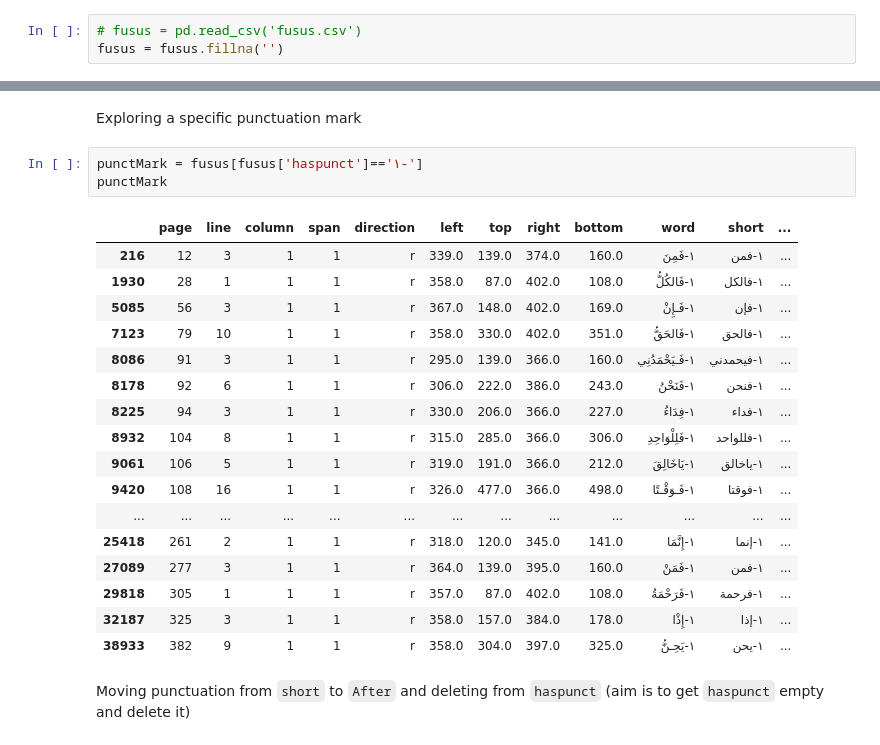
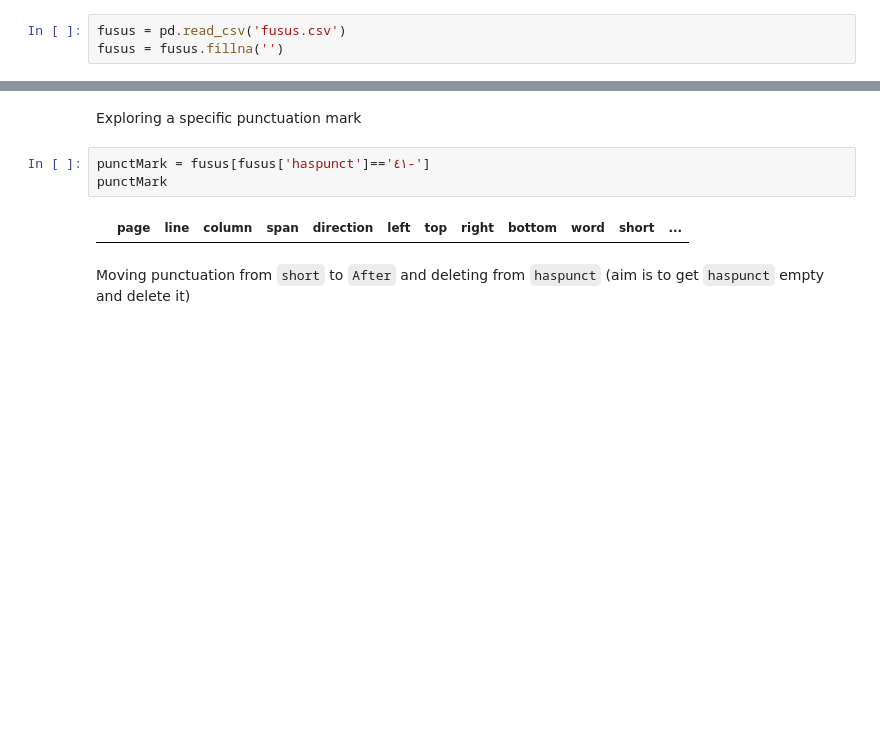
Before and after one commit to among/fusus, a Jupyter notebook: fusust-text-laboratory/FususReworking.ipynb, the cells around one changed output, grey strips where cells are left out. Saved outputs shown, nothing was run; the diff lists cells and outputs as text; blank space fills up the shorter version.

Commit message:
Refined fusus.csv
Archived earlier version for reference.

```diff
--- a/fusust-text-laboratory/FususReworking.ipynb
+++ b/fusust-text-laboratory/FususReworking.ipynb
@@ -14,6 +14,6 @@ import matplotlib.pyplot as plt
 import seaborn as sns
 import arabicABC as abc
 # %%
-# fusus = pd.read_csv('fusus.csv')
+fusus = pd.read_csv('fusus.csv')
 fusus = fusus.fillna('')
 # %%
@@ -28,26 +23,10 @@ fusus.head()
 # %% [markdown]
 Exploring a specific punctuation mark
 # %%
-punctMark = fusus[fusus['haspunct']=='١‐']
+punctMark = fusus[fusus['haspunct']=='٤١‐']
 punctMark
 # %% [output]
 |  | page | line | column | span | direction | left | top | right | bottom | word | short | ... |
-| 216 | 12 | 3 | 1 | 1 | r | 339.0 | 139.0 | 374.0 | 160.0 | ١‐فَمِنَ | ١‐فمن | ... |
-| 1930 | 28 | 1 | 1 | 1 | r | 358.0 | 87.0 | 402.0 | 108.0 | ١‐فَالكُلُّ | ١‐فالكل | ... |
-| 5085 | 56 | 3 | 1 | 1 | r | 367.0 | 148.0 | 402.0 | 169.0 | ١‐فَـإِنْ | ١‐فإن | ... |
-| 7123 | 79 | 10 | 1 | 1 | r | 358.0 | 330.0 | 402.0 | 351.0 | ١‐فَالحَقُّ | ١‐فالحق | ... |
-| 8086 | 91 | 3 | 1 | 1 | r | 295.0 | 139.0 | 366.0 | 160.0 | ١‐فَـيَحْمَدُنِي | ١‐فيحمدني | ... |
-| 8178 | 92 | 6 | 1 | 1 | r | 306.0 | 222.0 | 386.0 | 243.0 | ١‐فَنَحْنُ | ١‐فنحن | ... |
-| 8225 | 94 | 3 | 1 | 1 | r | 330.0 | 206.0 | 366.0 | 227.0 | ١‐فِدَاءُ | ١‐فداء | ... |
-| 8932 | 104 | 8 | 1 | 1 | r | 315.0 | 285.0 | 366.0 | 306.0 | ١‐فَلِلْوَاحِدِ | ١‐فللواحد | ... |
-| 9061 | 106 | 5 | 1 | 1 | r | 319.0 | 191.0 | 366.0 | 212.0 | ١‐يَاخَالِقَ | ١‐ياخالق | ... |
-| 9420 | 108 | 16 | 1 | 1 | r | 326.0 | 477.0 | 366.0 | 498.0 | ١‐فَـوَقْـتًا | ١‐فوقتا | ... |
-| ... | ... | ... | ... | ... | ... | ... | ... | ... | ... | ... | ... | ... |
-| 25418 | 261 | 2 | 1 | 1 | r | 318.0 | 120.0 | 345.0 | 141.0 | ١‐إِنَّمَا | ١‐إنما | ... |
-| 27089 | 277 | 3 | 1 | 1 | r | 364.0 | 139.0 | 395.0 | 160.0 | ١‐فَمَنْ | ١‐فمن | ... |
-| 29818 | 305 | 1 | 1 | 1 | r | 357.0 | 87.0 | 402.0 | 108.0 | ١‐فَرَحْمَةُ | ١‐فرحمة | ... |
-| 32187 | 325 | 3 | 1 | 1 | r | 358.0 | 157.0 | 384.0 | 178.0 | ١‐إِذْا | ١‐إذا | ... |
-| 38933 | 382 | 9 | 1 | 1 | r | 358.0 | 304.0 | 397.0 | 325.0 | ١‐يَحِـنُّ | ١‐يحن | ... |
 # %% [markdown]
 Moving punctuation from `short` to `After` and deleting from `haspunct` (aim is to get `haspunct` empty and delete it)
 # %%
```
Also changed, not shown: parts of 13 cells of this notebook, 2 other files.
